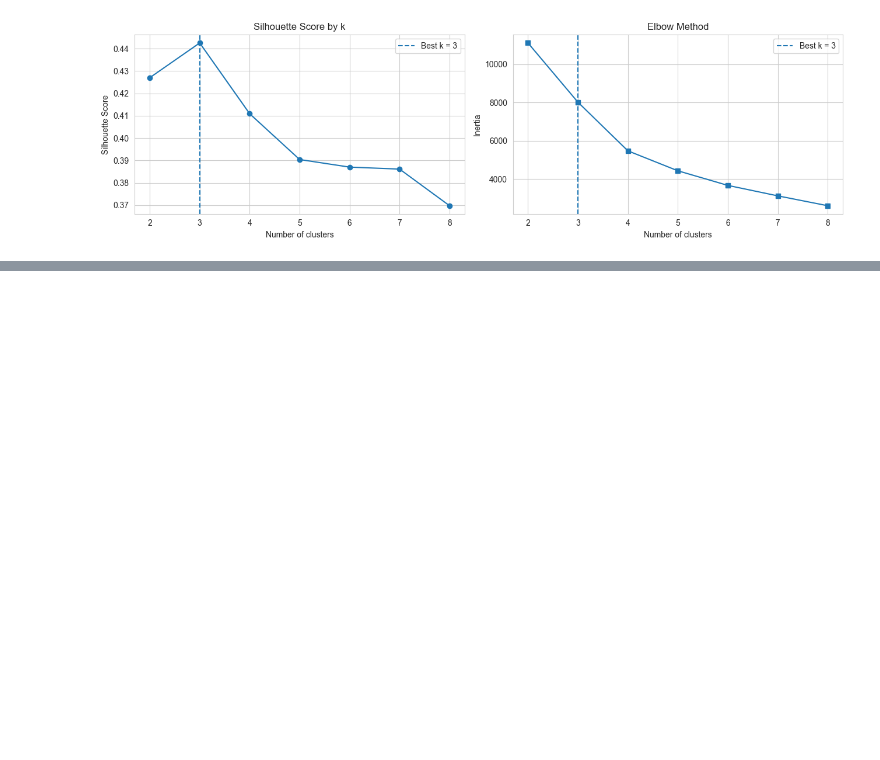
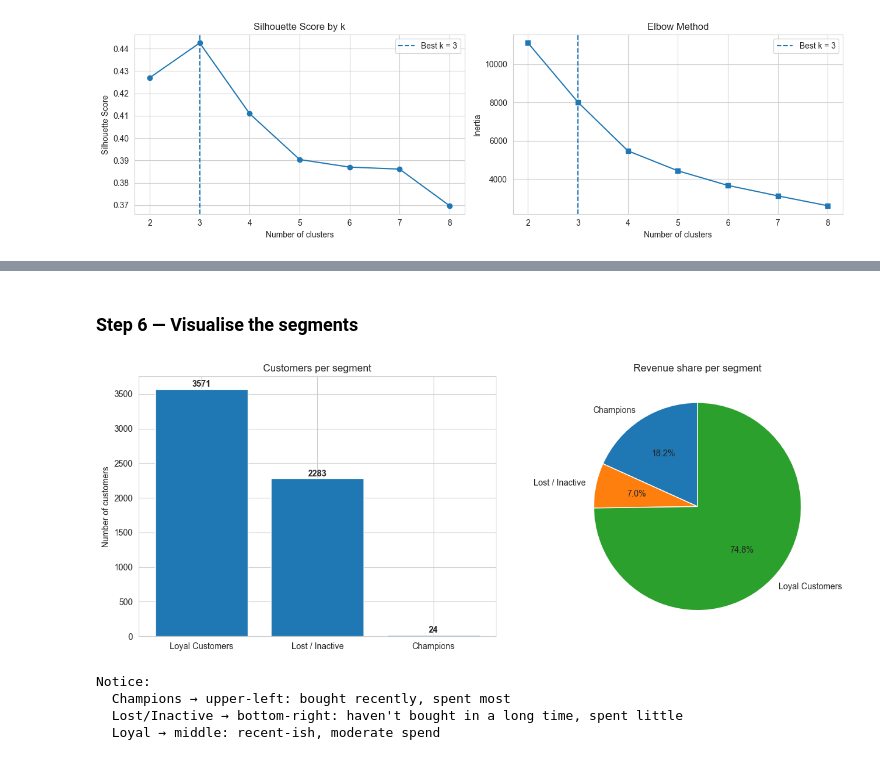
Before and after one commit to Ashik-Patel/retaillens, a Jupyter notebook: notebooks/2_RFM_segmentation.ipynb, the cells around one changed output, grey strips where cells are left out. Drawn from its saved outputs; the diff is of its cells as text; code cells hidden in the pictures; blank space fills up the shorter version.

Commit message:
Complete RFM segmentation analysis

```diff
--- a/notebooks/2_RFM_segmentation.ipynb
+++ b/notebooks/2_RFM_segmentation.ipynb
@@ -367,0 +493,73 @@ plt.show()
+# %% [markdown]
+### Step 6 — Visualise the segments
+# %%
+# Count customers per segment
+counts = rfm['Segment'].value_counts()
+
+# Calculate total revenue per segment
+revenue = rfm.groupby('Segment')['Monetary'].sum()
+
+# Create two charts side by side
+fig, axes = plt.subplots(1, 2, figsize=(13, 5))
+
+# Bar chart
+axes[0].bar(counts.index, counts.values)
+axes[0].set_title('Customers per segment')
+axes[0].set_ylabel('Number of customers')
+
+# Add count labels above bars
+for i, count in enumerate(counts.values):
+    axes[0].text(i, count + 30, str(count), ha='center', fontweight='bold')
+
+# Pie chart
+axes[1].pie(
+    revenue.values,
+    labels=revenue.index,
+    autopct='%1.1f%%',
+    startangle=90
+)
+axes[1].set_title('Revenue share per segment')
+
+plt.tight_layout()
+plt.show()
+# %% [output]
+[figure, added]
+# %%
+# ── RFM scatter: Recency vs Monetary, sized by Frequency ─────────────────────
+
+# Filter out very high spenders so the scatter plot remains readable
+plot_data = rfm[rfm['Monetary'] < 100000]
+
+# Create interactive scatter plot
+fig = px.scatter(
+    plot_data,
+    x='Recency',
+    y='Monetary',
+    color='Segment',
+    size='Frequency',
+    color_discrete_map=seg_colors,
+    hover_data=['Customer ID', 'Frequency', 'Monetary'],
+    labels={
+        'Recency': 'Recency (days)',
+        'Monetary': 'Total Spend (£)'
+    },
+    title='Customer Segments — Recency vs Spend (bubble size = order frequency)',
+    opacity=0.7
+)
+
+# Set chart height
+fig.update_layout(height=500)
+
+# Display plot
+fig.show()
+
+# Print interpretation guide
+print("Notice:")
+print("  Champions → upper-left: bought recently, spent most")
+print("  Lost/Inactive → bottom-right: haven't bought in a long time, spent little")
+print("  Loyal → middle: recent-ish, moderate spend")
+# %% [output]
+Notice:
+  Champions → upper-left: bought recently, spent most
+  Lost/Inactive → bottom-right: haven't bought in a long time, spent little
+  Loyal → middle: recent-ish, moderate spend
```
Also changed, not shown: parts of 6 cells of this notebook, 1 other file.
